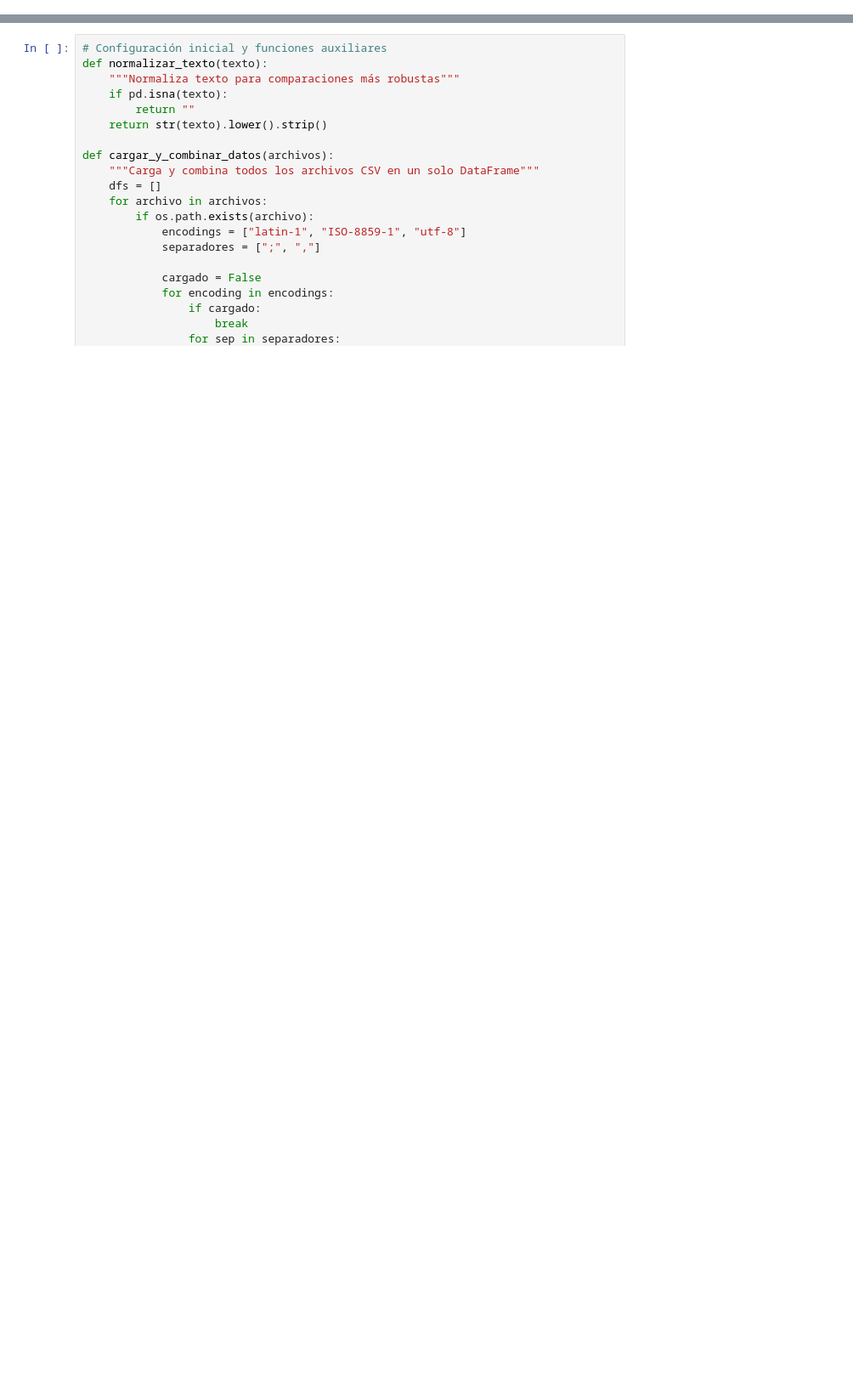
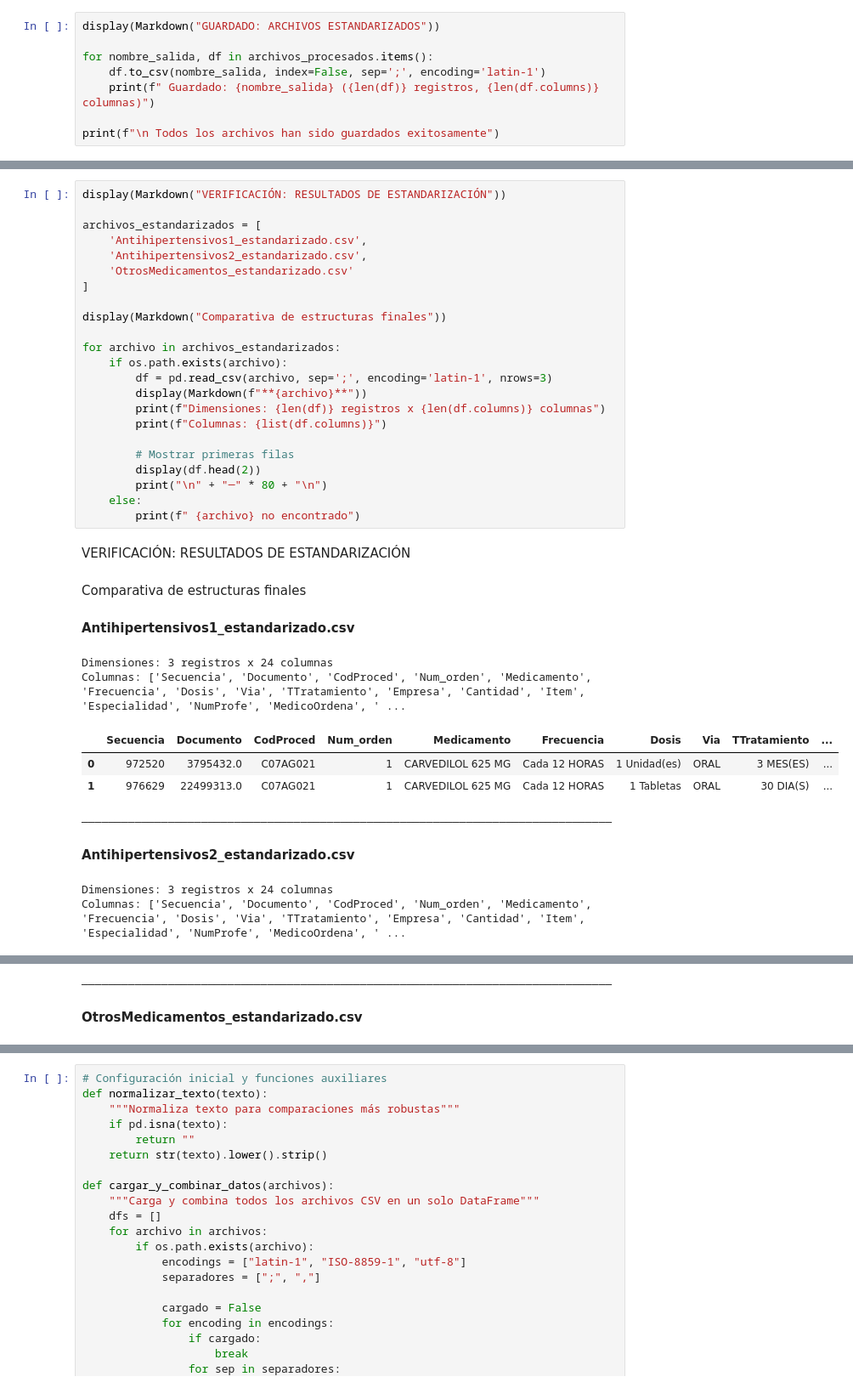
Before and after one commit to Prado500/repoProyectoFinal, a Jupyter notebook: presentacion.ipynb, the cells around one changed output, grey strips where cells are left out. Shown at 85% size. Drawn from its saved outputs; the diff is of its cells as text; blank space fills up the shorter version.

```diff
--- a/presentacion.ipynb
+++ b/presentacion.ipynb
@@ -9,0 +319,8 @@ import re
+# %%
+display(Markdown("GUARDADO: ARCHIVOS ESTANDARIZADOS"))
+
+for nombre_salida, df in archivos_procesados.items():
+    df.to_csv(nombre_salida, index=False, sep=';', encoding='latin-1')
+    print(f" Guardado: {nombre_salida} ({len(df)} registros, {len(df.columns)} columnas)")
+
+print(f"\n Todos los archivos han sido guardados exitosamente")
@@ -9,0 +336,36 @@ import re
+# %%
+display(Markdown("VERIFICACIÓN: RESULTADOS DE ESTANDARIZACIÓN"))
+
+archivos_estandarizados = [
+    'Antihipertensivos1_estandarizado.csv',
+    'Antihipertensivos2_estandarizado.csv',
+    'OtrosMedicamentos_estandarizado.csv'
+]
+
+display(Markdown("Comparativa de estructuras finales"))
+
+for archivo in archivos_estandarizados:
+    if os.path.exists(archivo):
+        df = pd.read_csv(archivo, sep=';', encoding='latin-1', nrows=3)
+        display(Markdown(f"**{archivo}**"))
+        print(f"Dimensiones: {len(df)} registros x {len(df.columns)} columnas")
+        print(f"Columnas: {list(df.columns)}")
+
+        # Mostrar primeras filas
+        display(df.head(2))
+        print("\n" + "─" * 80 + "\n")
+    else:
+        print(f" {archivo} no encontrado")
+# %% [output]
+VERIFICACIÓN: RESULTADOS DE ESTANDARIZACIÓN
+Comparativa de estructuras finales
+**Antihipertensivos1_estandarizado.csv**
+Dimensiones: 3 registros x 24 columnas
+Columnas: ['Secuencia', 'Documento', 'CodProced', 'Num_orden', 'Medicamento', 'Frecuencia', 'Dosis', 'Via', 'TTratamiento', 'Empresa', 'Cantidad', 'Item', 'Especialidad', 'NumProfe', 'MedicoOrdena', ' ...
+|  | Secuencia | Documento | CodProced | Num_orden | Medicamento | Frecuencia | Dosis | Via | TTratamiento | ... |
+| 0 | 972520 | 3795432.0 | C07AG021 | 1 | CARVEDILOL 625 MG | Cada 12 HORAS | 1 Unidad(es) | ORAL | 3 MES(ES) | ... |
+| 1 | 976629 | 22499313.0 | C07AG021 | 1 | CARVEDILOL 625 MG | Cada 12 HORAS | 1 Tabletas | ORAL | 30 DIA(S) | ... |
+────────────────────────────────────────────────────────────────────────────────
+**Antihipertensivos2_estandarizado.csv**
+Dimensiones: 3 registros x 24 columnas
+Columnas: ['Secuencia', 'Documento', 'CodProced', 'Num_orden', 'Medicamento', 'Frecuencia', 'Dosis', 'Via', 'TTratamiento', 'Empresa', 'Cantidad', 'Item', 'Especialidad', 'NumProfe', 'MedicoOrdena', ' ...
@@ -9,0 +375,2 @@ import re
+────────────────────────────────────────────────────────────────────────────────
+**OtrosMedicamentos_estandarizado.csv**
```
Also changed, not shown: parts of 32 cells of this notebook, 4 other files.
